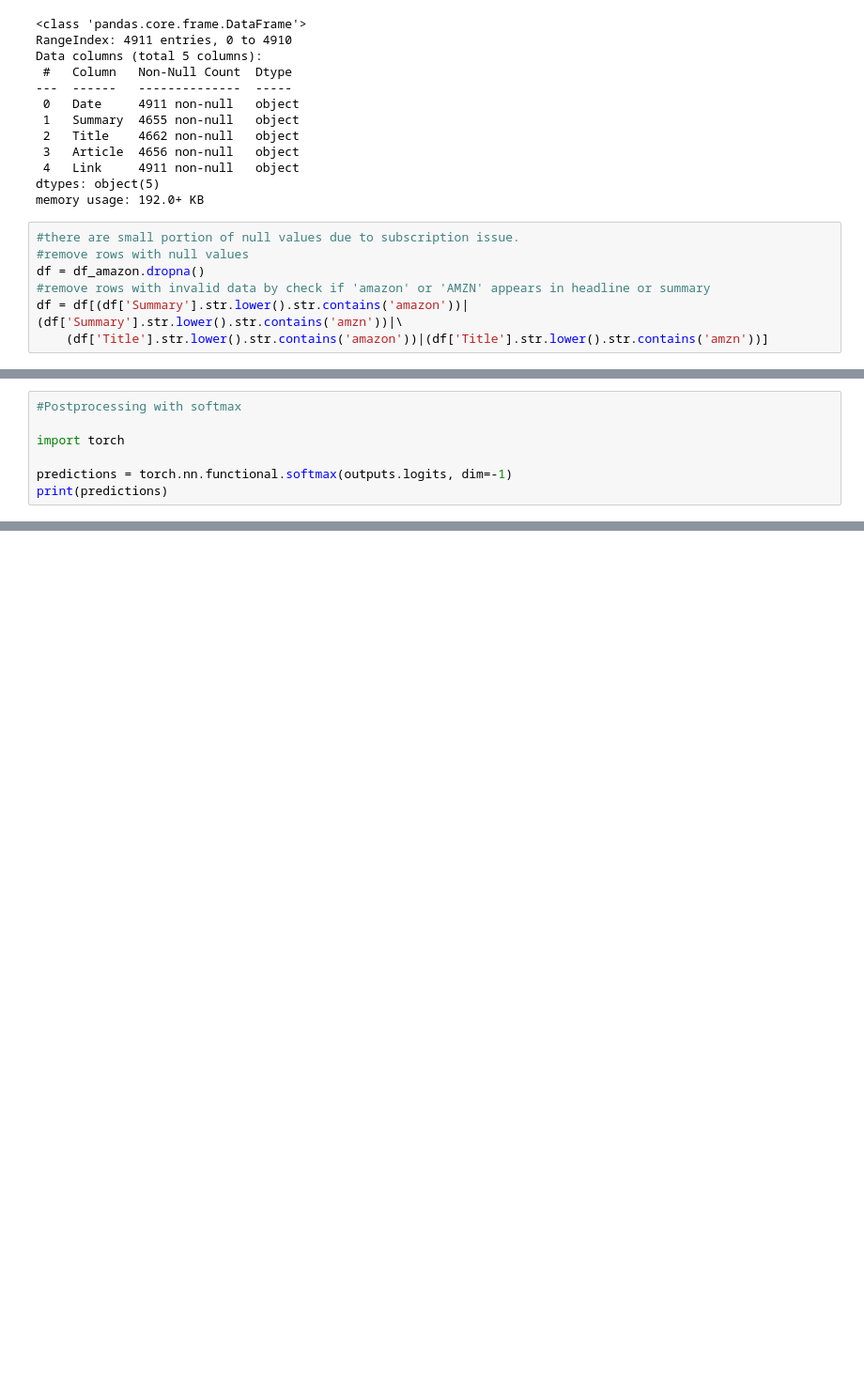
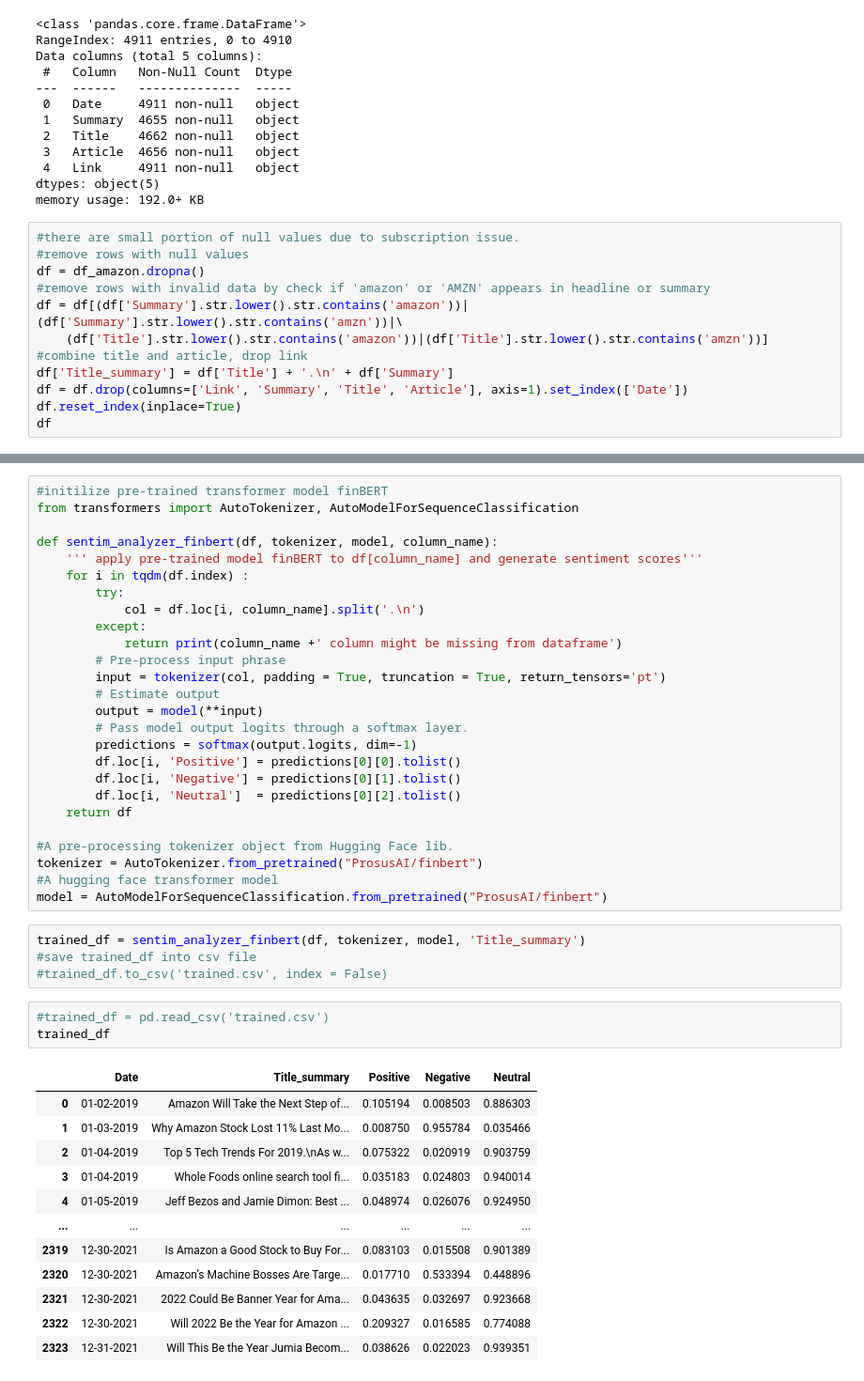
Before and after one commit to nankli/Dailynews_stock_predictor, a Jupyter notebook: Data_Prep_and_NLP.ipynb, the cells around one changed output, grey strips where cells are left out. Shown at 94% size. Drawn from its saved outputs; the diff is of its cells as text; blank space fills up the shorter version.

Commit message:
add eda and modeling

```diff
--- a/Data_preprocessing.ipynb
+++ b/Data_Prep_and_NLP.ipynb
@@ -72,3 +97,8 @@ df = df_amazon.dropna()
 #remove rows with invalid data by check if 'amazon' or 'AMZN' appears in headline or summary
 df = df[(df['Summary'].str.lower().str.contains('amazon'))|(df['Summary'].str.lower().str.contains('amzn'))|\
     (df['Title'].str.lower().str.contains('amazon'))|(df['Title'].str.lower().str.contains('amzn'))]
+#combine title and article, drop link
+df['Title_summary'] = df['Title'] + '.\n' + df['Summary']
+df = df.drop(columns=['Link', 'Summary', 'Title', 'Article'], axis=1).set_index(['Date'])
+df.reset_index(inplace=True)
+df
@@ -174,7 +118,0 @@ torch.Size([300, 3])
-# %%
-#Postprocessing with softmax
-
-import torch
-
-predictions = torch.nn.functional.softmax(outputs.logits, dim=-1)
-print(predictions)
@@ -262,0 +128,46 @@ Waiting for W&B process to finish, PID 362... (success).
+# %%
+#initilize pre-trained transformer model finBERT
+from transformers import AutoTokenizer, AutoModelForSequenceClassification
+
+def sentim_analyzer_finbert(df, tokenizer, model, column_name):
+    ''' apply pre-trained model finBERT to df[column_name] and generate sentiment scores'''
+    for i in tqdm(df.index) :
+        try:
+            col = df.loc[i, column_name].split('.\n')
+        except:
+            return print(column_name +' column might be missing from dataframe')
+        # Pre-process input phrase
+        input = tokenizer(col, padding = True, truncation = True, return_tensors='pt')
+        # Estimate output
+        output = model(**input)
+        # Pass model output logits through a softmax layer.
+        predictions = softmax(output.logits, dim=-1)
+        df.loc[i, 'Positive'] = predictions[0][0].tolist()
+        df.loc[i, 'Negative'] = predictions[0][1].tolist()
+        df.loc[i, 'Neutral']  = predictions[0][2].tolist()
+    return df
+
+#A pre-processing tokenizer object from Hugging Face lib.
+tokenizer = AutoTokenizer.from_pretrained("ProsusAI/finbert")
+#A hugging face transformer model
+model = AutoModelForSequenceClassification.from_pretrained("ProsusAI/finbert")
+# %%
+trained_df = sentim_analyzer_finbert(df, tokenizer, model, 'Title_summary')
+#save trained_df into csv file
+#trained_df.to_csv('trained.csv', index = False)
+# %%
+#trained_df = pd.read_csv('trained.csv')
+trained_df
+# %% [output]
+|  | Date | Title_summary | Positive | Negative | Neutral |
+| 0 | 01-02-2019 | Amazon Will Take the Next Step of... | 0.105194 | 0.008503 | 0.886303 |
+| 1 | 01-03-2019 | Why Amazon Stock Lost 11% Last Mo... | 0.008750 | 0.955784 | 0.035466 |
+| 2 | 01-04-2019 | Top 5 Tech Trends For 2019.\nAs w... | 0.075322 | 0.020919 | 0.903759 |
+| 3 | 01-04-2019 | Whole Foods online search tool fi... | 0.035183 | 0.024803 | 0.940014 |
+| 4 | 01-05-2019 | Jeff Bezos and Jamie Dimon: Best ... | 0.048974 | 0.026076 | 0.924950 |
+| ... | ... | ... | ... | ... | ... |
+| 2319 | 12-30-2021 | Is Amazon a Good Stock to Buy For... | 0.083103 | 0.015508 | 0.901389 |
+| 2320 | 12-30-2021 | Amazon’s Machine Bosses Are Targe... | 0.017710 | 0.533394 | 0.448896 |
+| 2321 | 12-30-2021 | 2022 Could Be Banner Year for Ama... | 0.043635 | 0.032697 | 0.923668 |
+| 2322 | 12-30-2021 | Will 2022 Be the Year for Amazon ... | 0.209327 | 0.016585 | 0.774088 |
+| 2323 | 12-31-2021 | Will This Be the Year Jumia Becom... | 0.038626 | 0.022023 | 0.939351 |
```
Also changed, not shown: parts of 24 cells of this notebook, 2 other files.
